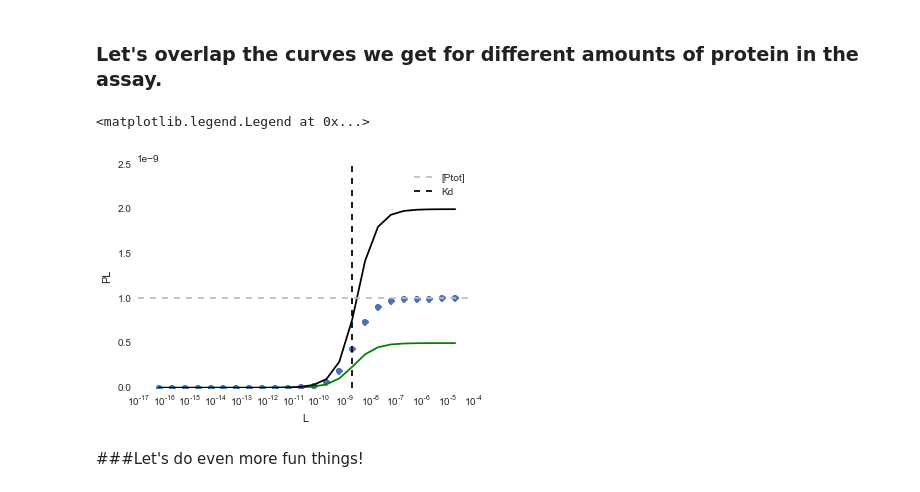
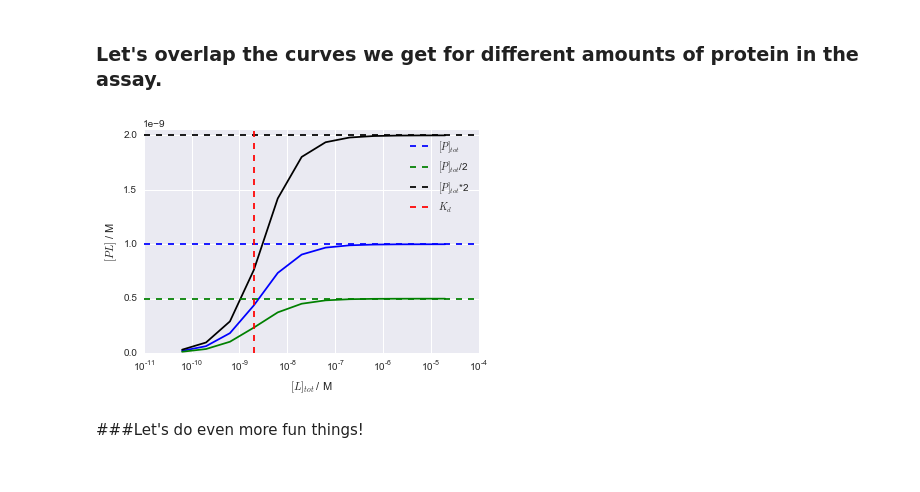
Before and after one commit to choderalab/assaytools, a Jupyter notebook: examples/binding-assay-modeling/Just Modeling - Two Component Binding.ipynb, the cells around one changed output. Drawn from its saved outputs; the diff is of its cells as text; code cells hidden in the pictures.

```diff
--- a/examples/binding-assay-modeling/Just Modeling - Two Component Binding.ipynb
+++ b/examples/binding-assay-modeling/Just Modeling - Two Component Binding.ipynb
@@ -38,3 +38,3 @@ The ligand concentration will be in half log dilution from 20 uM ligand.
 # %%
-Ltot = 20.0e-6 / np.array([10**(float(i)/2.0) for i in range(24)])
+Ltot = 20.0e-6 / np.array([10**(float(i)/2.0) for i in range(12)]) # M
 # %% [markdown]
@@ -135,18 +127,17 @@ Okay, so now lets do something a little more fun.
 # %%
 # y will be complex concentration
 # x will be total ligand concentration
-plt.semilogx(Ltot,PL,'o',Ltot,PL2,'g',Ltot,PL3,'k')
-plt.xlabel('L')
-plt.ylabel('PL')
-plt.ylim(0,2.5e-9)
-plt.axhline(Ptot,color='0.75',linestyle='--',label='[Ptot]')
-#plt.axhline(Ptot/2,color='g',label='[Ptot]/2')
-#plt.axhline(Ptot*2,color='k',label='[Ptot]*2')
-plt.axvline(Kd,color='k',linestyle='--',label='Kd')
-plt.legend()
+plt.semilogx(Ltot,PL,'b',Ltot,PL2,'g',Ltot,PL3,'k')
+plt.xlabel('$[L]_{tot}$ / M')
+plt.ylabel('$[PL]$ / M')
+plt.ylim(0,2.05e-9)
+plt.axhline(Ptot,color='b',linestyle='--',label='$[P]_{tot}$')
+plt.axhline(Ptot/2,color='g',linestyle='--',label='$[P]_{tot}$/2')
+plt.axhline(Ptot*2,color='k',linestyle='--', label='$[P]_{tot}$*2')
+plt.axvline(Kd,color='r',linestyle='--',label='$K_d$')
+plt.legend();
 # %% [output]
-<matplotlib.legend.Legend at 0x...>
-[figure, old version]
+[figure, new version]
 # %% [markdown]
 ###Let's do even more fun things!
 # %% [markdown]
```
Also changed, not shown: parts of 26 cells of this notebook.
